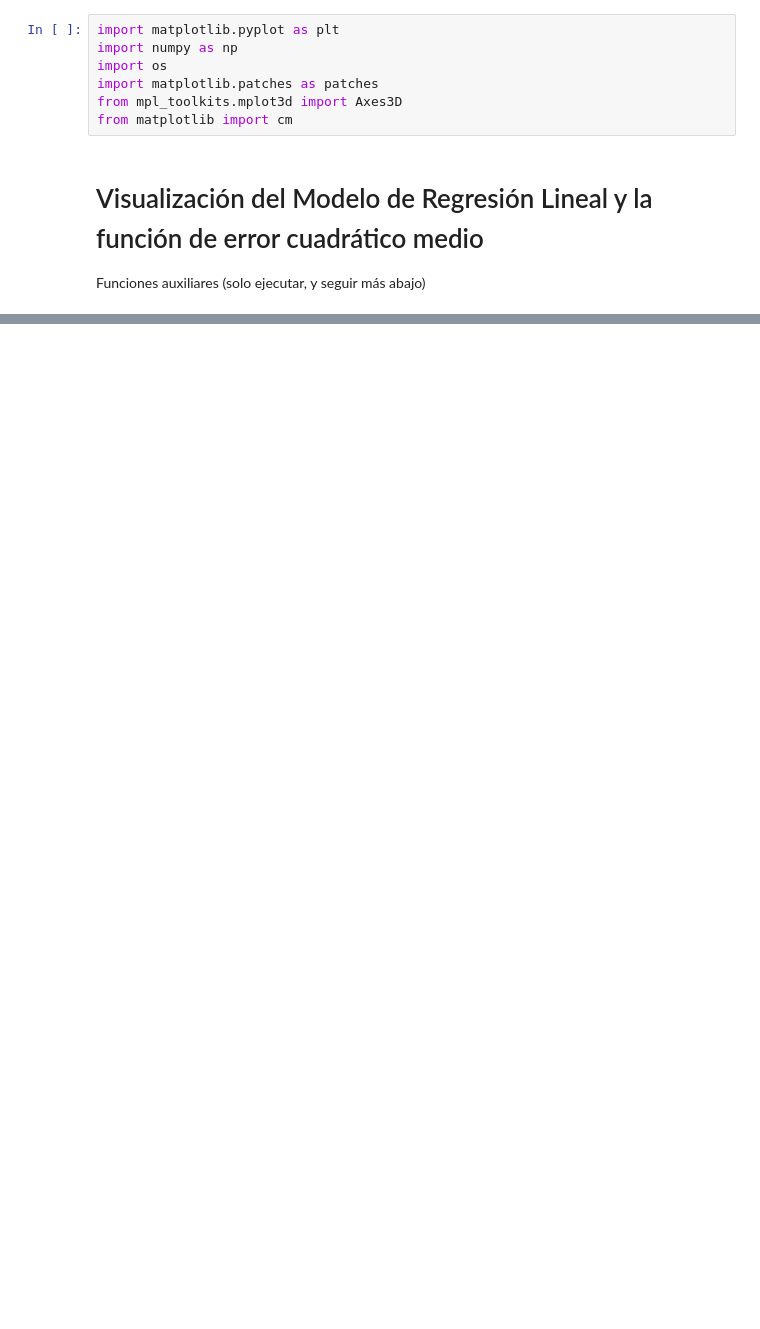
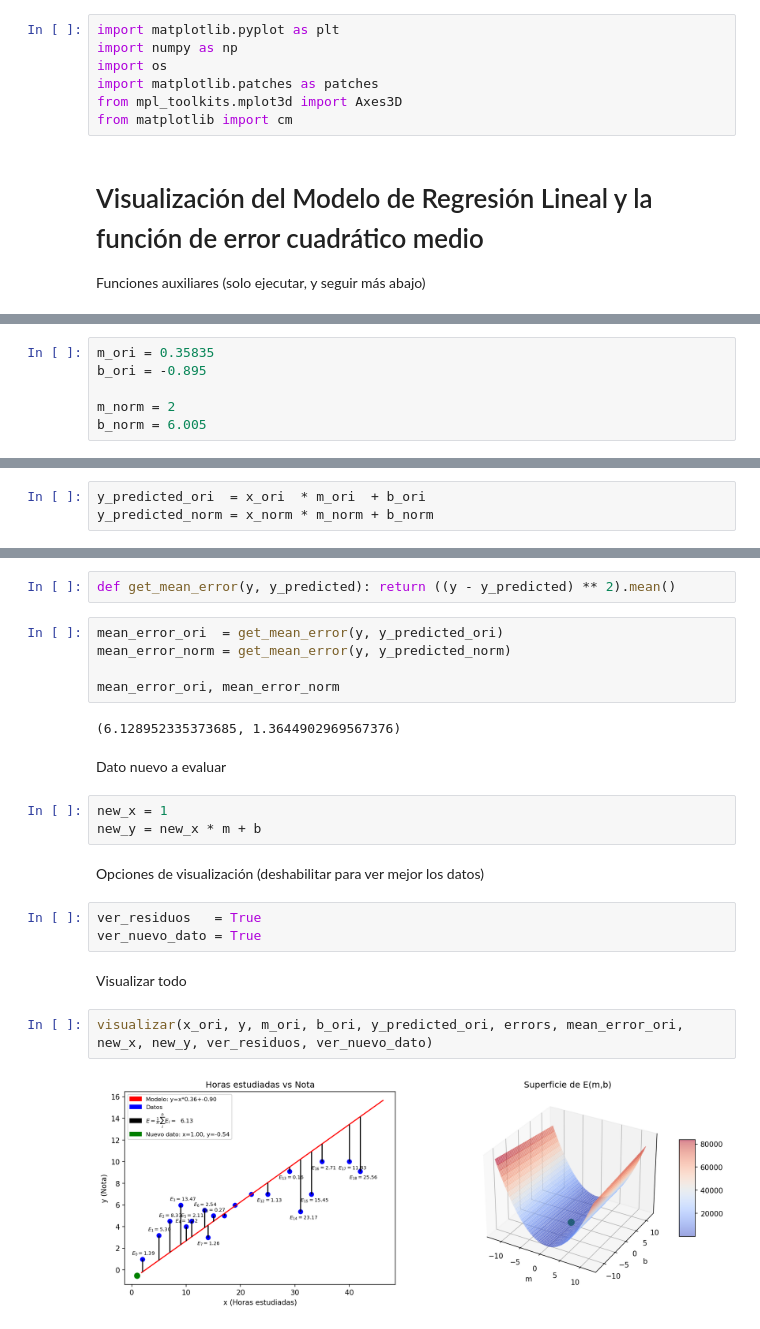
Before and after one commit to vfred0/rn, a Jupyter notebook: Unidad 1/02. Regresión Lineal Simple y Descenso de Gradiente/Actividad/Regresion Lineal - Modelo.ipynb, the cells around one changed output, grey strips where cells are left out. Drawn from its saved outputs; the diff is of its cells as text; blank space fills up the shorter version.

```diff
--- a/Unidad 1/02. Regresión Lineal Simple y Descenso de Gradiente/Actividad/Regresion Lineal - Modelo.ipynb
+++ b/Unidad 1/02. Regresión Lineal Simple y Descenso de Gradiente/Actividad/Regresion Lineal - Modelo.ipynb
@@ -151,0 +137,6 @@ visualizar(x,y,m,b,y_predicted,errors,mean_error,new_x,new_y,ver_residuos,ver_nu
+# %%
+m_ori = 0.35835
+b_ori = -0.895
+
+m_norm = 2
+b_norm = 6.005
@@ -151,0 +145,3 @@ visualizar(x,y,m,b,y_predicted,errors,mean_error,new_x,new_y,ver_residuos,ver_nu
+# %%
+y_predicted_ori  = x_ori  * m_ori  + b_ori
+y_predicted_norm = x_norm * m_norm + b_norm
@@ -151,0 +150,25 @@ visualizar(x,y,m,b,y_predicted,errors,mean_error,new_x,new_y,ver_residuos,ver_nu
+# %%
+def get_mean_error(y, y_predicted): return ((y - y_predicted) ** 2).mean()
+# %%
+mean_error_ori  = get_mean_error(y, y_predicted_ori)
+mean_error_norm = get_mean_error(y, y_predicted_norm)
+
+mean_error_ori, mean_error_norm
+# %% [output]
+(6.128952335373685, 1.3644902969567376)
+# %% [markdown]
+Dato nuevo a evaluar
+# %%
+new_x = 1
+new_y = new_x * m + b
+# %% [markdown]
+Opciones de visualización (deshabilitar para ver mejor los datos)
+# %%
+ver_residuos   = True
+ver_nuevo_dato = True
+# %% [markdown]
+Visualizar todo
+# %%
+visualizar(x_ori, y, m_ori, b_ori, y_predicted_ori, errors, mean_error_ori, new_x, new_y, ver_residuos, ver_nuevo_dato)
+# %% [output]
+[figure, added]
```
Also changed, not shown: parts of 12 cells of this notebook, 4 other files.
